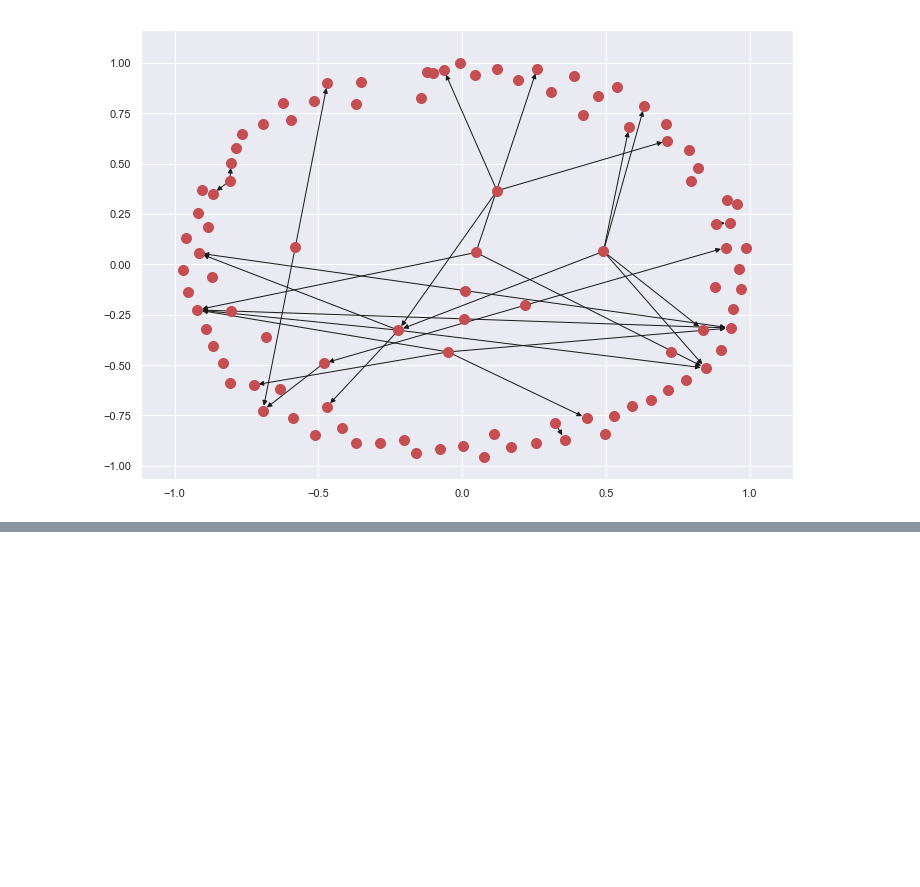
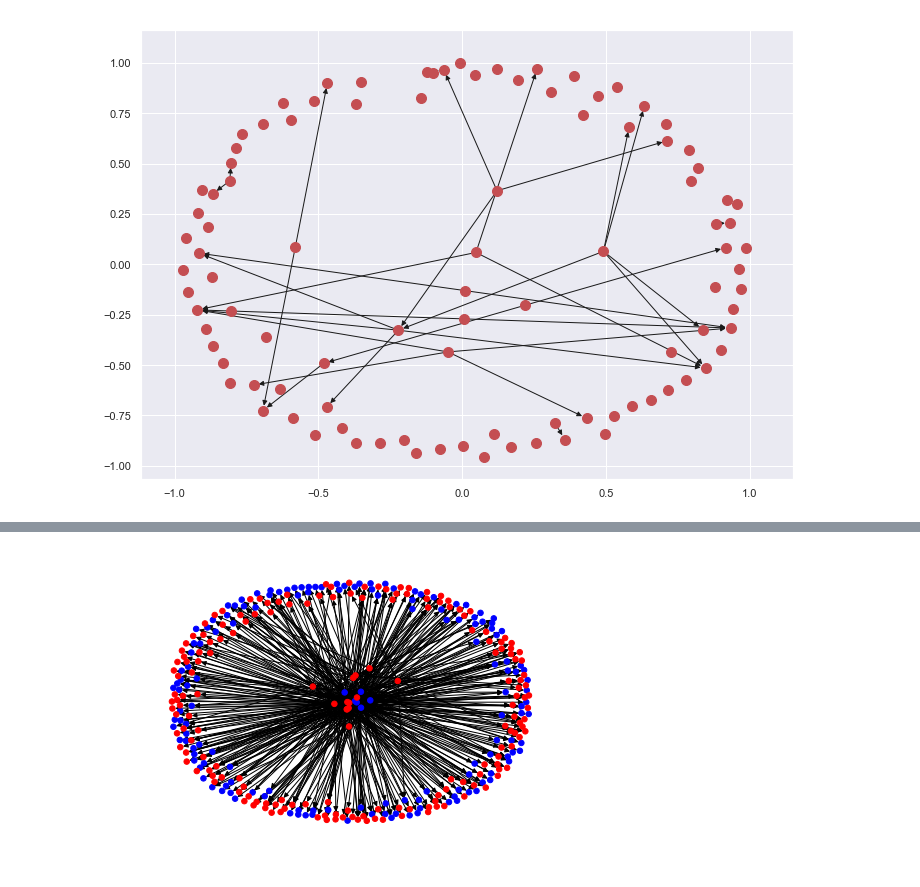
Before and after one commit to emathian/Info_theorique, a Jupyter notebook: Projet_info_theorique.ipynb, the cells around one changed output, grey strips where cells are left out. Cells and saved outputs as stored; diff of their text form; code cells hidden in the pictures; blank space fills up the shorter version.

```diff
--- a/Projet_info_theorique.ipynb
+++ b/Projet_info_theorique.ipynb
@@ -606,0 +625,20 @@ nx.draw_networkx(DG3S5, with_labels=False , node_size=100  )
+# %%
+partition = community_louvain.best_partition(DG3.to_undirected())
+#print(partition)
+NB =[]
+NR = []
+for key, value in partition.iteritems():
+    if value==1 :
+        NB.append(key)
+    if value==2 :
+        NR.append(key)
+
+x = np.array(["blue", "red"])
+col = np.repeat(x, [len(NB), len(NR)], axis=0)
+
+N = NB + NR
+
+DG3SL2 = DG3.subgraph(N)
+nx.draw_spring(DG3SL2,node_color=col, cmap = plt.get_cmap('jet'), node_size=30, with_labels=False)
+# %% [output]
+[figure, added]
```
Also changed, not shown: parts of 6 cells of this notebook.
